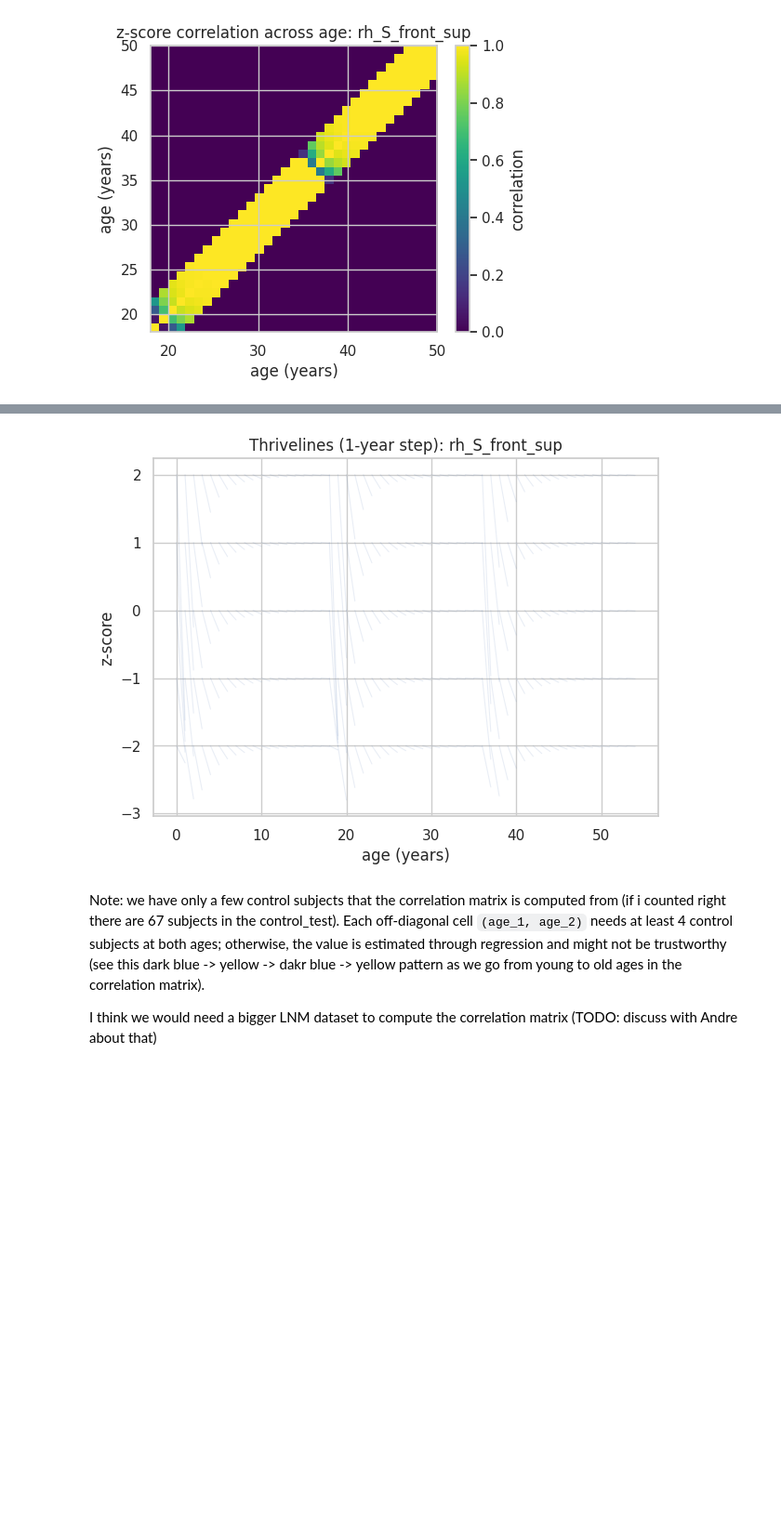
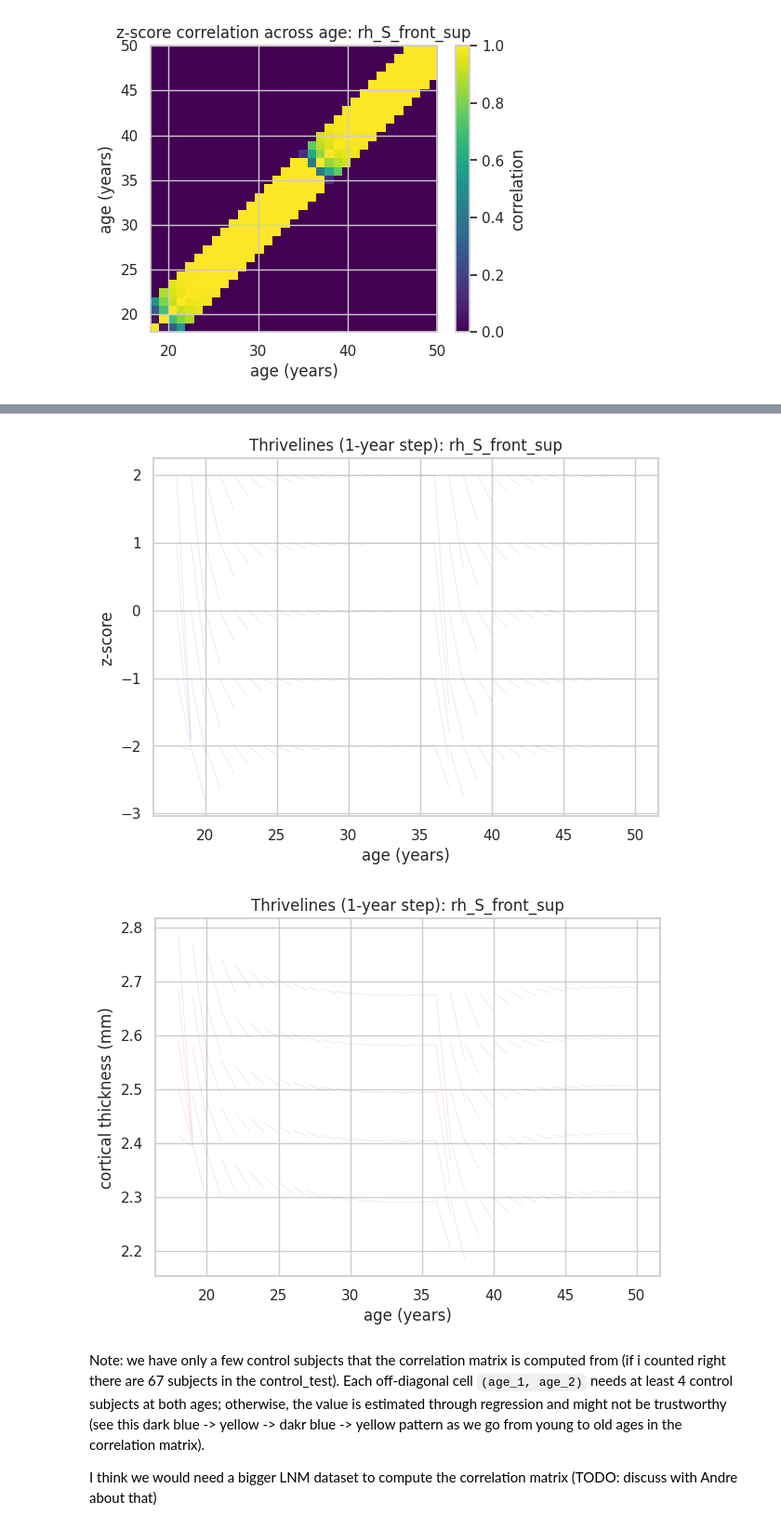
Before and after one commit to predictive-clinical-neuroscience/PCNtoolkit, a Jupyter notebook: examples/14_longitudinal_modelling.ipynb, the cells around one changed output, grey strips where cells are left out. Shown at 93% size. Cells and saved outputs as stored; diff of their text form; code cells hidden in the pictures; blank space fills up the shorter version.

```diff
--- a/examples/14_longitudinal_modelling.ipynb
+++ b/examples/14_longitudinal_modelling.ipynb
@@ -451,7 +453,7 @@ Thrivelines show how a z-score is expected to evolve over one covariate step (de
 | `thrivelines.Y` | predicted response values from the normative model |
 # %%
 # Grid overlay: anchor age × starting z-score (omit data= for this mode).
-thrivelines = zgain.compute_thrivelines(
+thrivelines = zgain.get_thrivelines(
     z_anchor_start=-2,
     z_anchor_end=3,
     covariate_range=(18, 50),
@@ -464,34 +466,35 @@ x_lines = thrivelines.X.sel(response_vars=region, drop=True)
 y_lines = thrivelines.Y.sel(response_vars=region, drop=True)
 
 plt.figure(figsize=(7, 5))
 for seg in range(z_lines.sizes["segment"]):
     plt.plot(
         x_lines.isel(segment=seg).values,
         z_lines.isel(segment=seg).values,
         color="#4c72b0",
         alpha=0.12,
         lw=0.8,
     )
 plt.xlabel("age (years)")
 plt.ylabel("z-score")
 plt.title(f"Thrivelines (1-year step): {region}")
 plt.show()
 
 plt.figure(figsize=(7, 5))
 for seg in range(y_lines.sizes["segment"]):
     plt.plot(
         x_lines.isel(segment=seg).values,
         y_lines.isel(segment=seg).values,
         color="#c44e52",
         alpha=0.12,
         lw=0.8,
     )
 plt.xlabel("age (years)")
 plt.ylabel("cortical thickness (mm)")
 plt.title(f"Thrivelines (1-year step): {region}")
 plt.show()
 # %% [output]
-[figure, old version]
+[figure, new version]
+[figure, added]
 # %% [markdown]
 Note: we have only a few control subjects that the correlation matrix is computed from (if i counted right there are 67 subjects in the control_test). Each off-diagonal cell `(age_1, age_2)` needs at least 4 control subjects at both ages; otherwise, the value is estimated through regression and might not be trustworthy (see this dark blue -> yellow -> dakr blue -> yellow pattern as we go from young to old ages in the correlation matrix).
 
```
Also changed, not shown: parts of 9 cells of this notebook, 3 other files.
